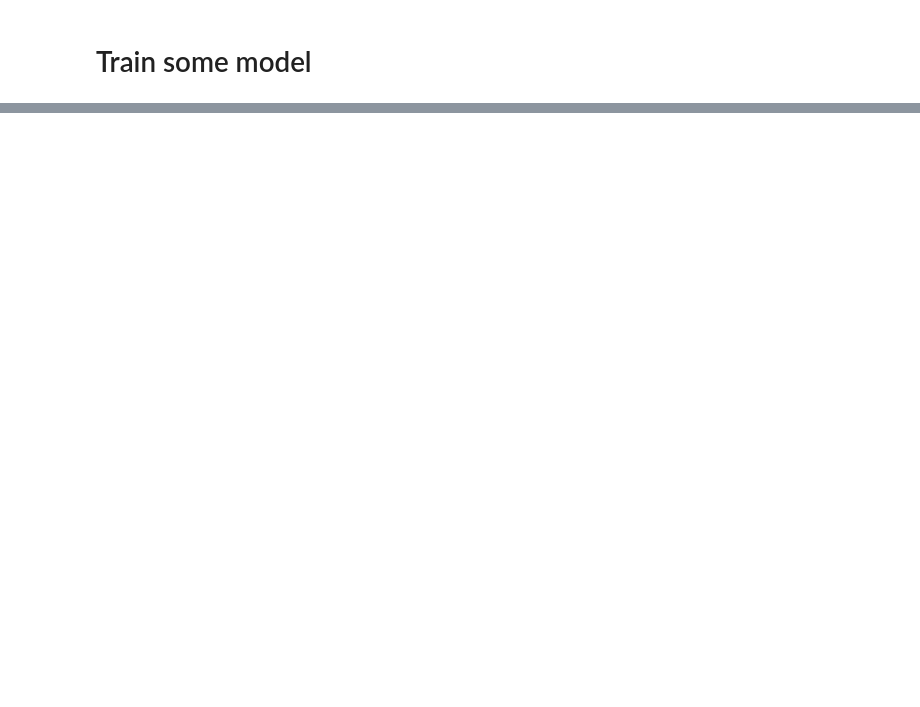
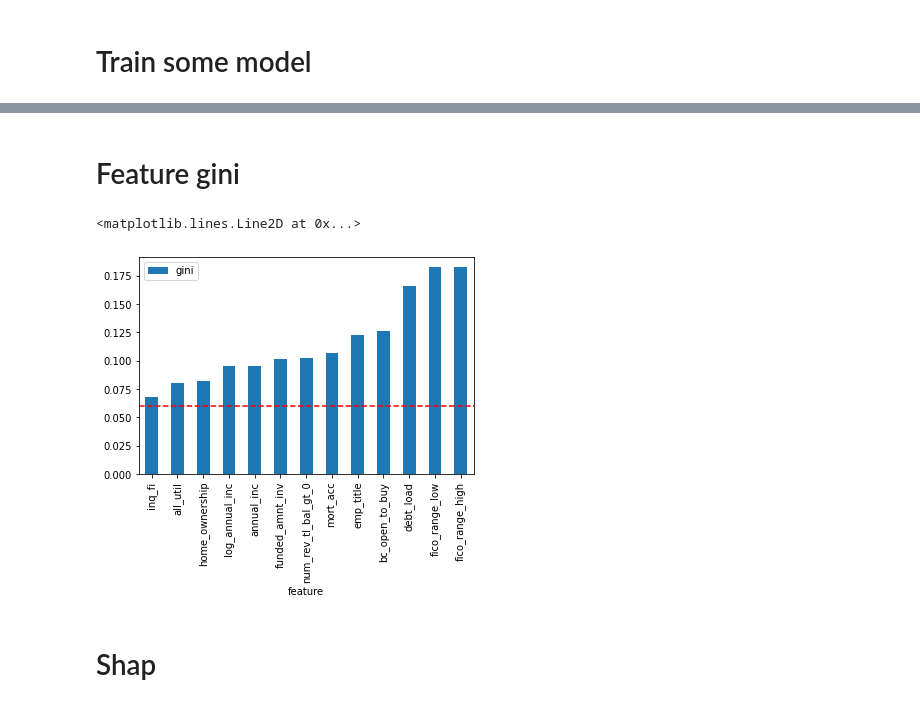
Before and after one commit to goo-goo-goo-joob/hse_credit_risk, a Jupyter notebook: alex_permutation.ipynb, the cells around one changed output, grey strips where cells are left out. Saved outputs shown, nothing was run; the diff lists cells and outputs as text; code cells hidden in the pictures; blank space fills up the shorter version.

```diff
--- a/alex_permutation.ipynb
+++ b/alex_permutation.ipynb
@@ -253,0 +270,28 @@ for k, v in samples.items():
+# %% [markdown]
+# Feature gini
+# %%
+feature_gini = []
+
+# x = samples["oos"][samples["oos"]["target"] != -1]
+for f in tqdm(features):
+    clf_ = catboost.CatBoostClassifier(iterations=50, depth=1, eval_metric='AUC', ignored_features=sorted(set(features) - {f}))
+    clf_.fit(
+        pools["train"],
+        eval_set=pools["oos"],
+        verbose=0,
+        # plot=True,
+    )
+    # metric = roc_auc_score(x['target'], clf.predict_proba(pools['oos'])[:, 1])
+    metric = clf_.best_score_['validation']['AUC']
+    feature_gini.append({
+        'feature': f,
+        'gini': metric * 2 - 1,
+    })
+feature_gini = pd.DataFrame(feature_gini).sort_values('gini')
+feature_gini.plot.bar(x='feature')
+plt.axhline(0.06, linestyle='--', color='r')
+# %% [output]
+<matplotlib.lines.Line2D at 0x...>
+[figure, added]
+# %% [markdown]
+# Shap
```
Also changed, not shown: parts of 14 cells of this notebook, 4 other files.
